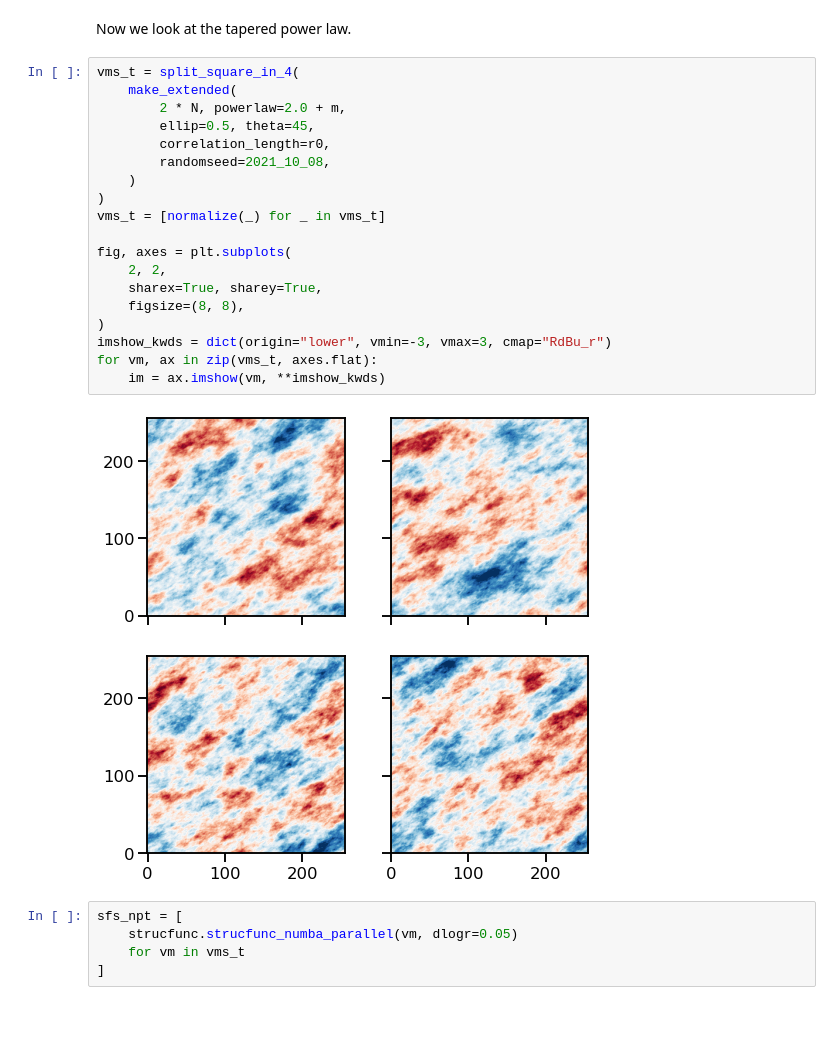
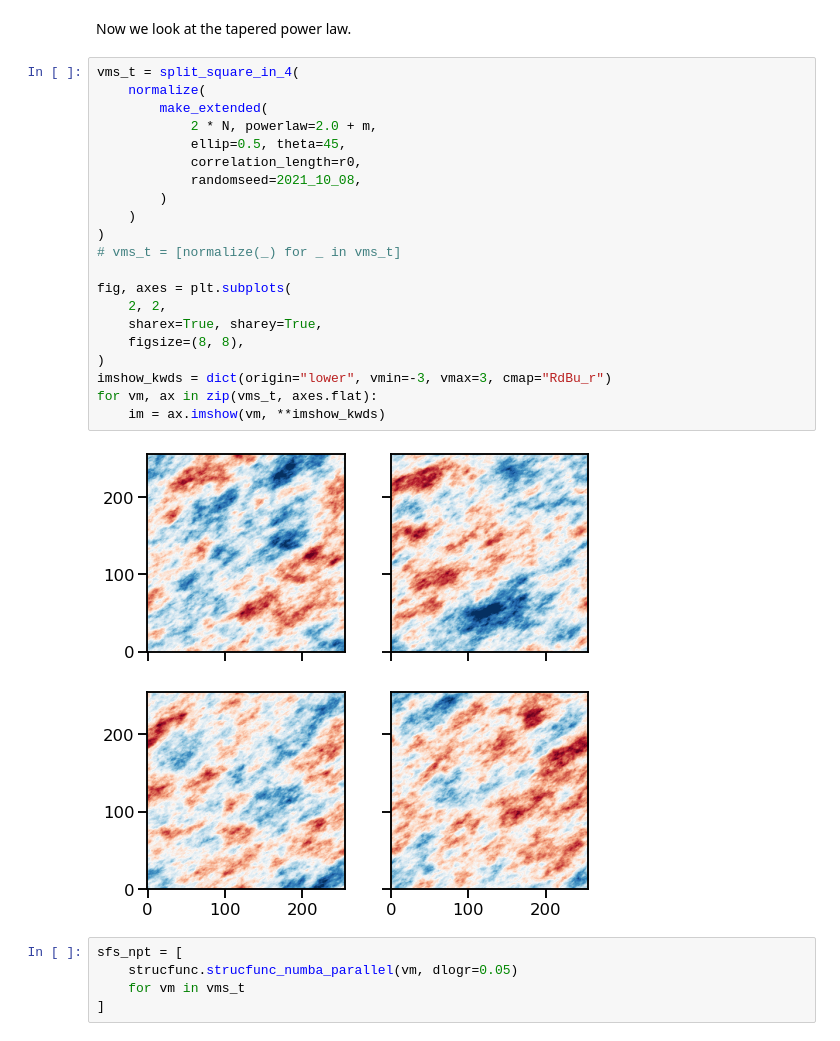
Before and after one commit to will-henney/mariano-velocity-statistics, a Jupyter notebook: fake-maps-seeing.ipynb, the cells around one changed output. Saved outputs shown, nothing was run; the diff lists cells and outputs as text.

```diff
--- a/fake-maps-seeing.ipynb
+++ b/fake-maps-seeing.ipynb
@@ -343,25 +343,27 @@ This time, the apparent correlation length is 1/6 of the map size, albeit with s
 Now we look at the tapered power law.
 # %%
 vms_t = split_square_in_4(
-    make_extended(
-        2 * N, powerlaw=2.0 + m,
-        ellip=0.5, theta=45,
-        correlation_length=r0,
-        randomseed=2021_10_08,
+    normalize(
+        make_extended(
+            2 * N, powerlaw=2.0 + m,
+            ellip=0.5, theta=45,
+            correlation_length=r0,
+            randomseed=2021_10_08,
+        )
     )
 )
-vms_t = [normalize(_) for _ in vms_t]
+# vms_t = [normalize(_) for _ in vms_t]
 
 fig, axes = plt.subplots(
     2, 2,
     sharex=True, sharey=True,
     figsize=(8, 8),
 )
 imshow_kwds = dict(origin="lower", vmin=-3, vmax=3, cmap="RdBu_r")
 for vm, ax in zip(vms_t, axes.flat):
     im = ax.imshow(vm, **imshow_kwds)
 # %% [output]
-[figure, old version]
+[figure, new version]
 # %%
 sfs_npt = [
     strucfunc.strucfunc_numba_parallel(vm, dlogr=0.05)
```
Also changed, not shown: parts of 33 cells of this notebook, 29 other files.
